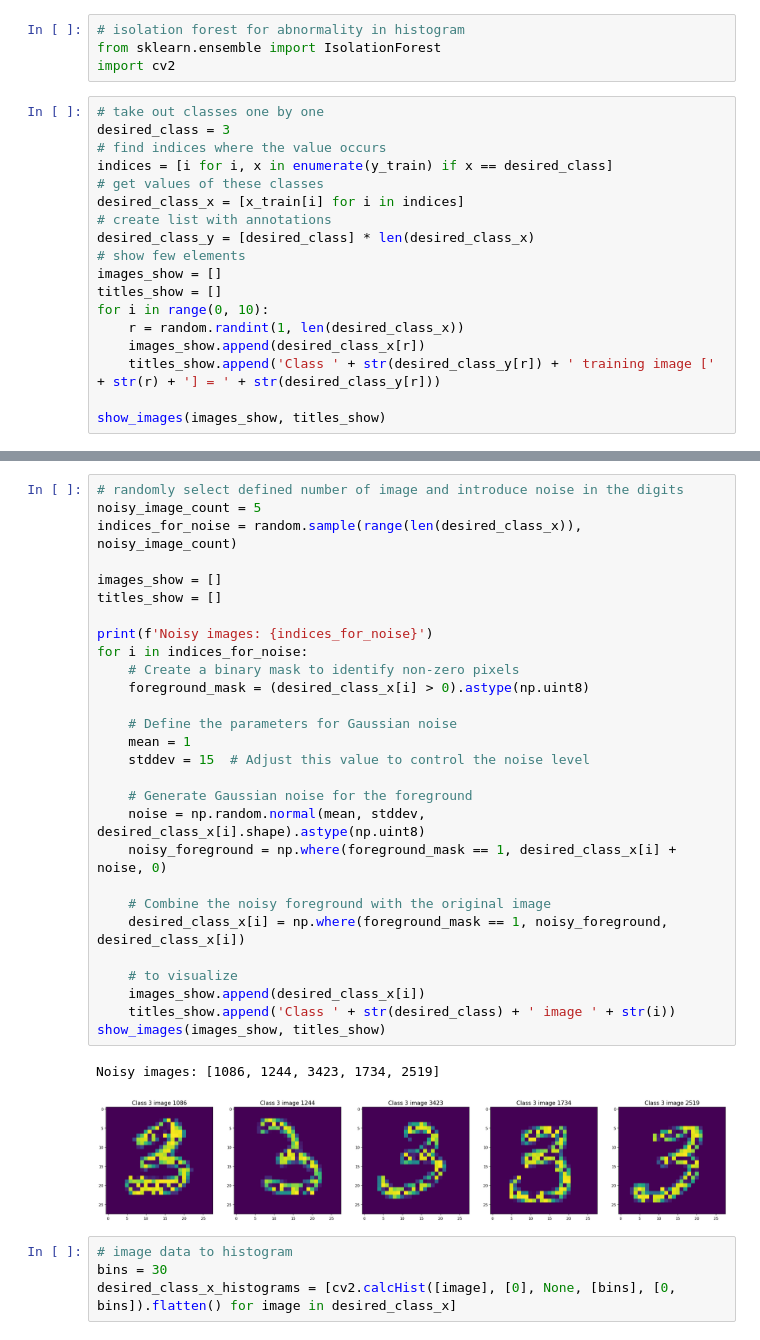
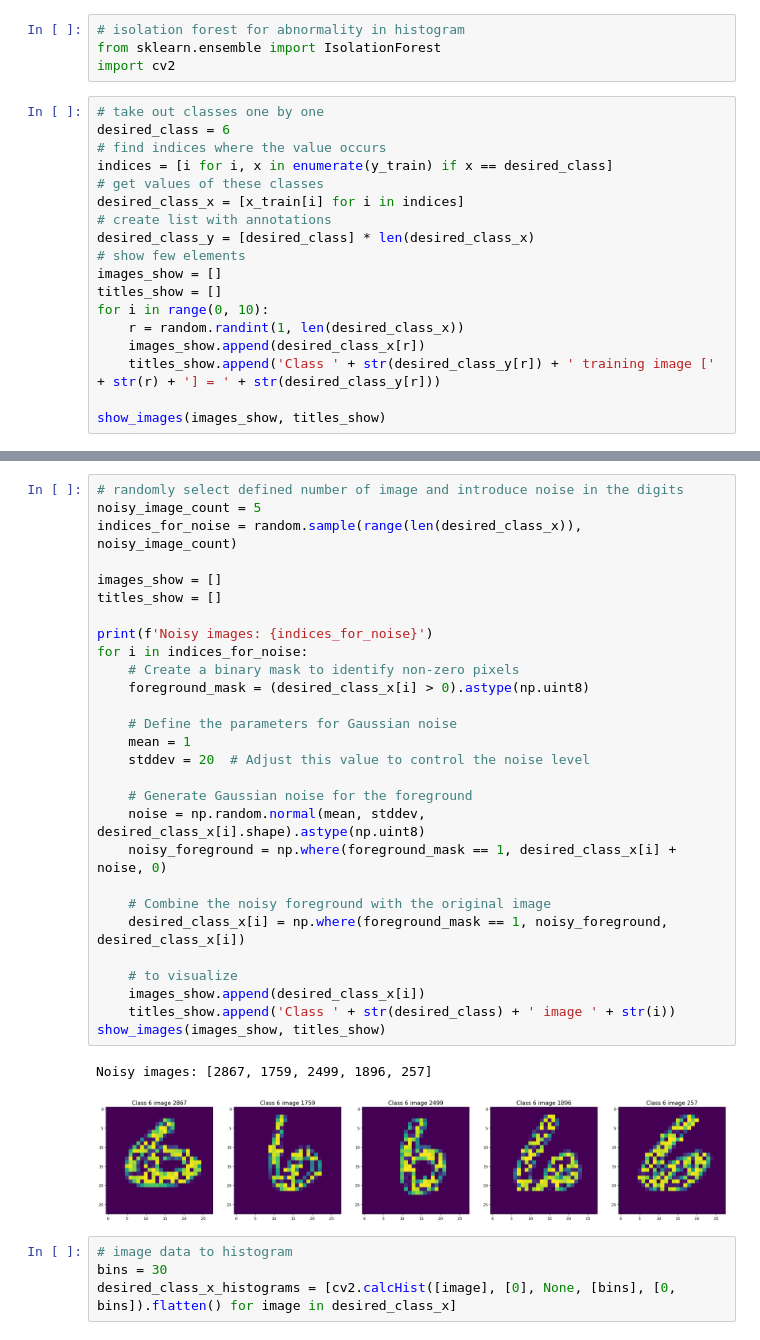
Before and after one commit to rytisss/StatisticalImageAnalysis, a Jupyter notebook: MNIST.ipynb, the cells around one changed output, grey strips where cells are left out. Cells and saved outputs as stored; diff of their text form.

Commit message:
Small adjustments in rendering

```diff
--- a/MNIST.ipynb
+++ b/MNIST.ipynb
@@ -150,7 +150,7 @@ from sklearn.ensemble import IsolationForest
 import cv2
 # %%
 # take out classes one by one
-desired_class = 3
+desired_class = 6
 # find indices where the value occurs
 indices = [i for i, x in enumerate(y_train) if x == desired_class]
 # get values of these classes
@@ -171,34 +171,34 @@ show_images(images_show, titles_show)
 # %%
 # randomly select defined number of image and introduce noise in the digits
 noisy_image_count = 5
 indices_for_noise = random.sample(range(len(desired_class_x)), noisy_image_count)
 
 images_show = []
 titles_show = []
 
 print(f'Noisy images: {indices_for_noise}')
 for i in indices_for_noise:
     # Create a binary mask to identify non-zero pixels
     foreground_mask = (desired_class_x[i] > 0).astype(np.uint8)
 
     # Define the parameters for Gaussian noise
     mean = 1
-    stddev = 15  # Adjust this value to control the noise level
+    stddev = 20  # Adjust this value to control the noise level
 
     # Generate Gaussian noise for the foreground
     noise = np.random.normal(mean, stddev, desired_class_x[i].shape).astype(np.uint8)
     noisy_foreground = np.where(foreground_mask == 1, desired_class_x[i] + noise, 0)
 
     # Combine the noisy foreground with the original image
     desired_class_x[i] = np.where(foreground_mask == 1, noisy_foreground, desired_class_x[i])
 
     # to visualize
     images_show.append(desired_class_x[i])
     titles_show.append('Class ' + str(desired_class) + ' image ' + str(i))
 show_images(images_show, titles_show)
 # %% [output]
-Noisy images: [1086, 1244, 3423, 1734, 2519]
+Noisy images: [2867, 1759, 2499, 1896, 257]
-[figure, old version]
+[figure, new version]
 # %%
 # image data to histogram
 bins = 30
```
Also changed, not shown: parts of 6 cells of this notebook.
